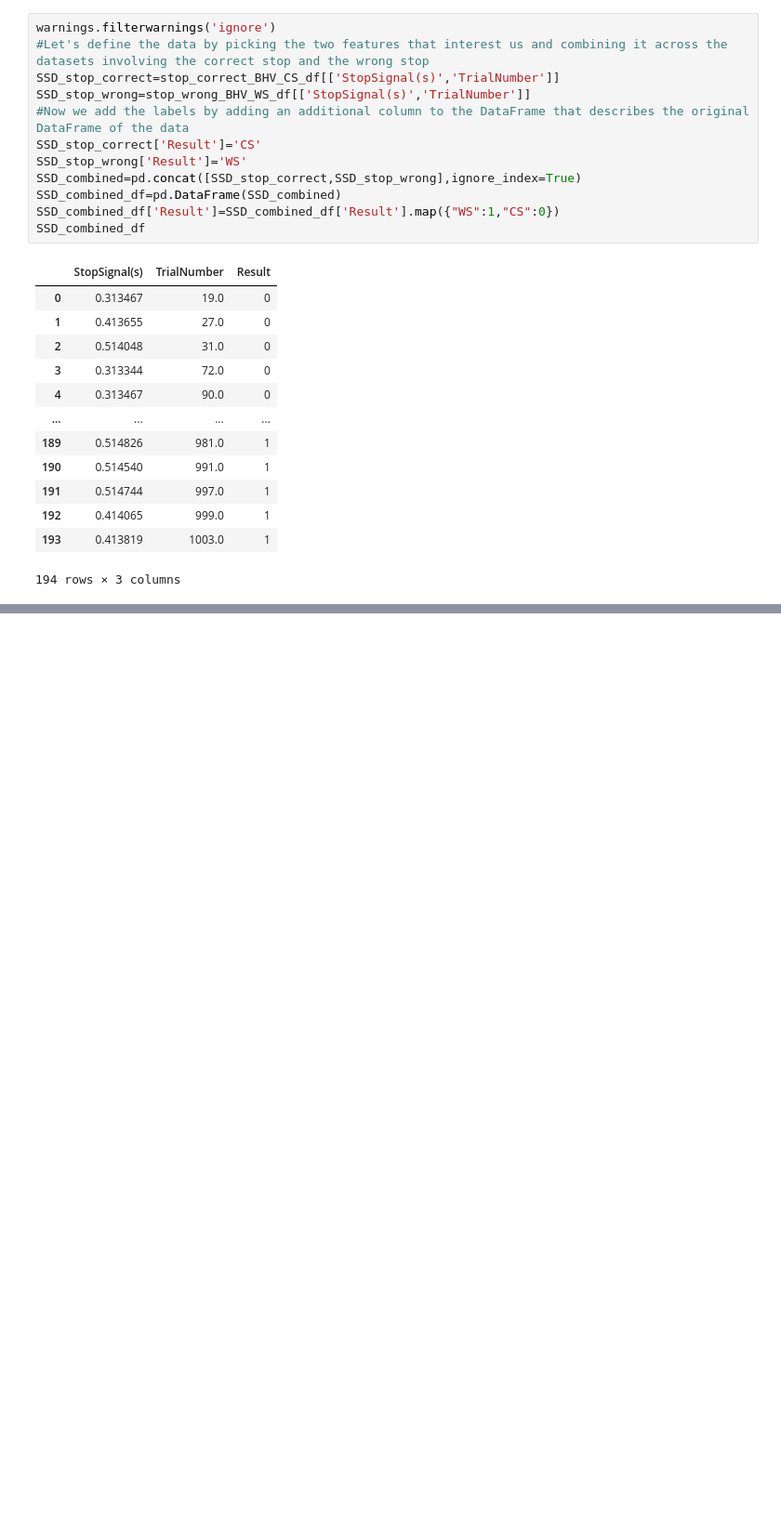
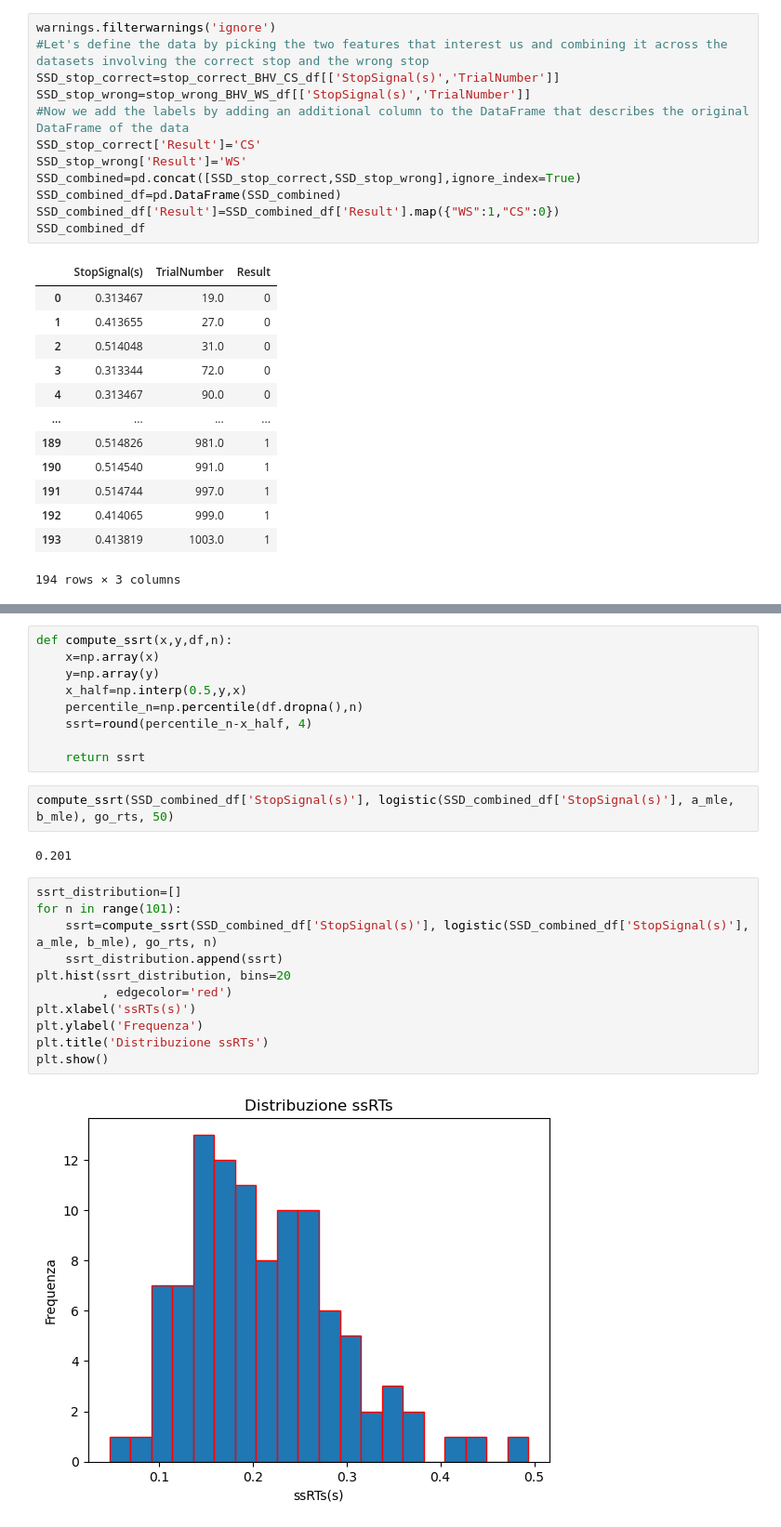
Before and after one commit to sime-iacovacci/Tesi, a Jupyter notebook: Behavioral analysis.ipynb, the cells around one changed output, grey strips where cells are left out. Shown at 93% size. Saved outputs shown, nothing was run; the diff lists cells and outputs as text; blank space fills up the shorter version.

```diff
--- a/Behavioral analysis.ipynb
+++ b/Behavioral analysis.ipynb
@@ -187,0 +177,26 @@ SSRT: 0.2096146236540879
+# %%
+def compute_ssrt(x,y,df,n):
+    x=np.array(x)
+    y=np.array(y)
+    x_half=np.interp(0.5,y,x)
+    percentile_n=np.percentile(df.dropna(),n)
+    ssrt=round(percentile_n-x_half, 4)
+
+    return ssrt
+# %%
+compute_ssrt(SSD_combined_df['StopSignal(s)'], logistic(SSD_combined_df['StopSignal(s)'], a_mle, b_mle), go_rts, 50)
+# %% [output]
+0.201
+# %%
+ssrt_distribution=[]
+for n in range(101):
+    ssrt=compute_ssrt(SSD_combined_df['StopSignal(s)'], logistic(SSD_combined_df['StopSignal(s)'], a_mle, b_mle), go_rts, n)
+    ssrt_distribution.append(ssrt)
+plt.hist(ssrt_distribution, bins=20
+         , edgecolor='red')
+plt.xlabel('ssRTs(s)')
+plt.ylabel('Frequenza')
+plt.title('Distribuzione ssRTs')
+plt.show()
+# %% [output]
+[figure, added]
```
Also changed, not shown: parts of 5 cells of this notebook, 2 other files.
